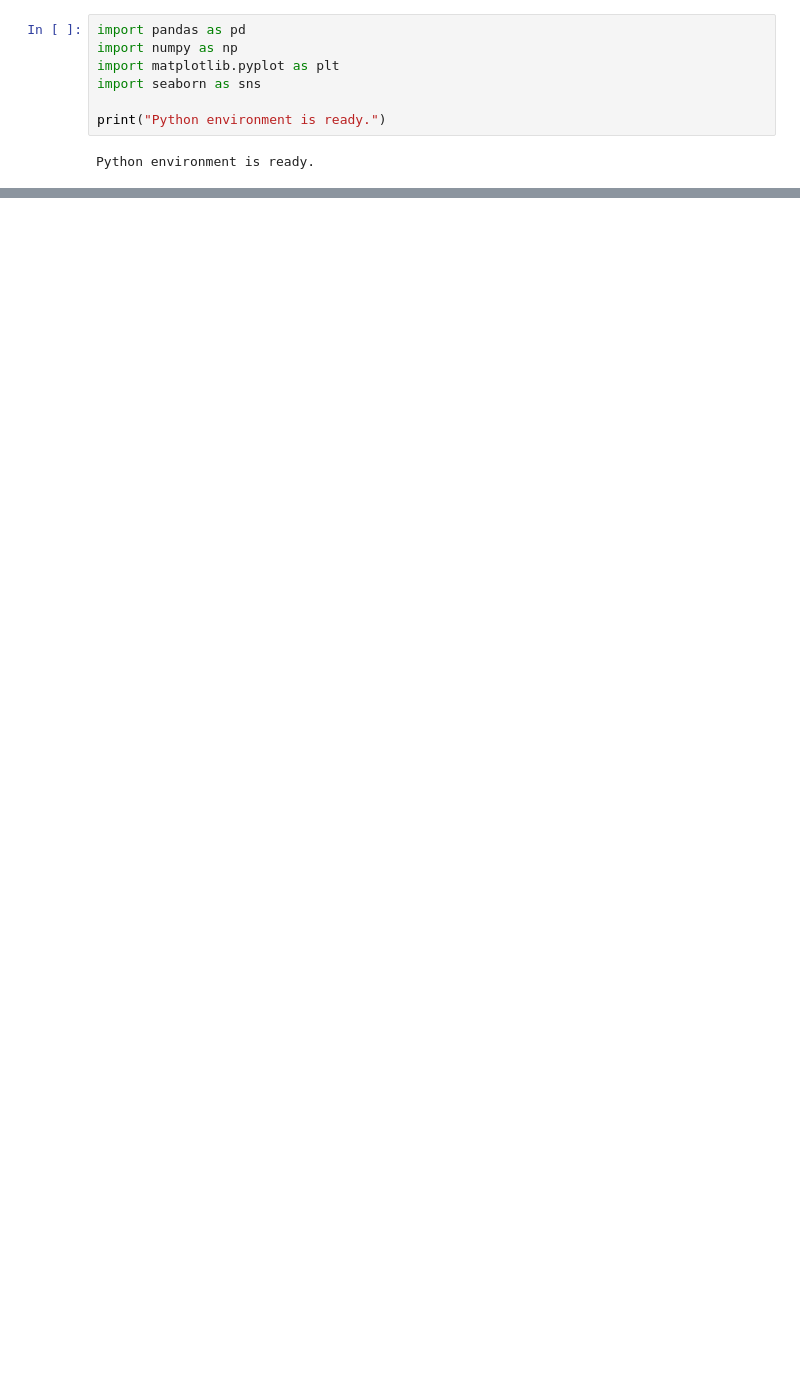
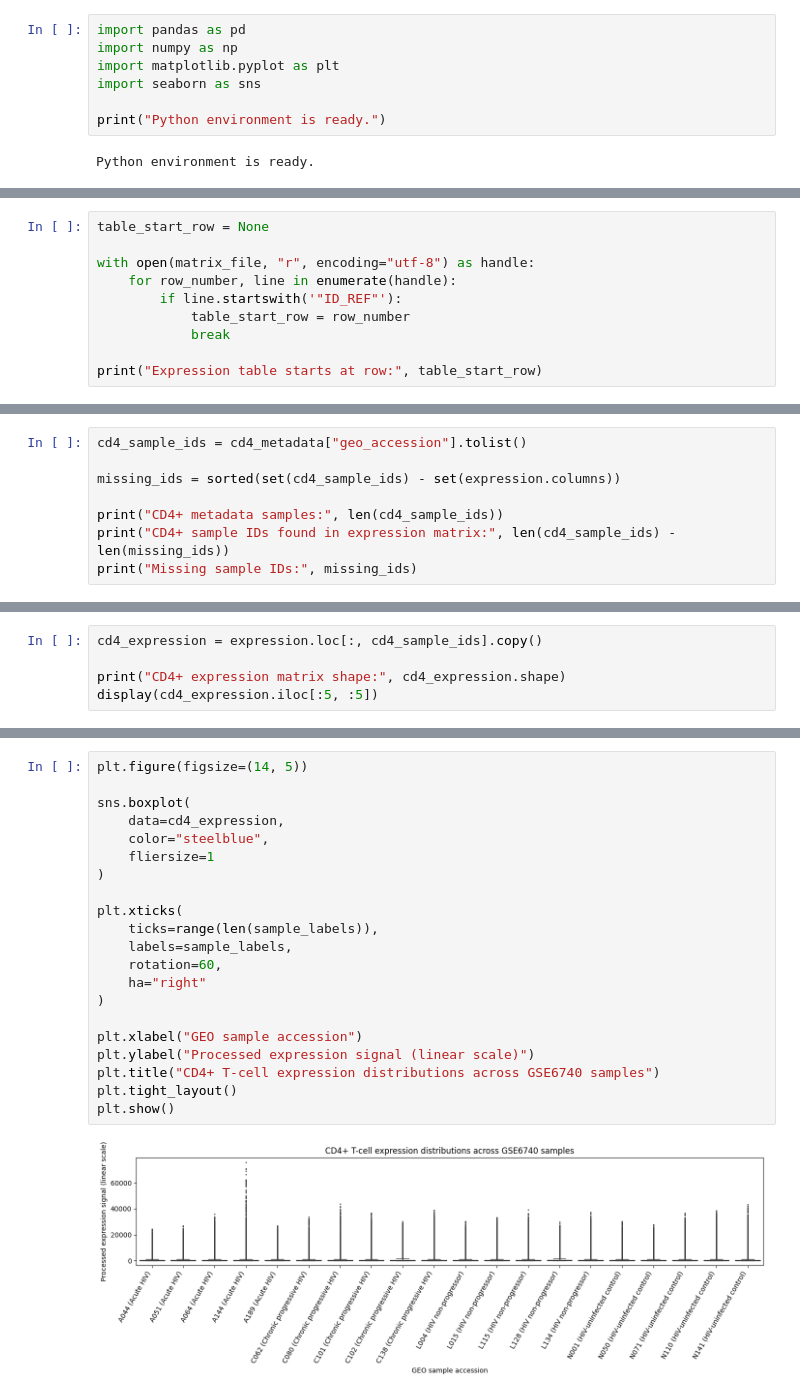
Before and after one commit to alilabwork-coder/hiv-cd4-tcell-transcriptomics, a Jupyter notebook: notebooks/01_metadata_and_qc.ipynb, the cells around one changed output, grey strips where cells are left out. Saved outputs shown, nothing was run; the diff lists cells and outputs as text; blank space fills up the shorter version.

```diff
--- a/notebooks/01_metadata_and_qc.ipynb
+++ b/notebooks/01_metadata_and_qc.ipynb
@@ -18,0 +254,10 @@ Saving GSE6740_series_matrix.txt to GSE6740_series_matrix (1).txt
+# %%
+table_start_row = None
+
+with open(matrix_file, "r", encoding="utf-8") as handle:
+    for row_number, line in enumerate(handle):
+        if line.startswith('"ID_REF"'):
+            table_start_row = row_number
+            break
+
+print("Expression table starts at row:", table_start_row)
@@ -18,0 +292,8 @@ Saving GSE6740_series_matrix.txt to GSE6740_series_matrix (1).txt
+# %%
+cd4_sample_ids = cd4_metadata["geo_accession"].tolist()
+
+missing_ids = sorted(set(cd4_sample_ids) - set(expression.columns))
+
+print("CD4+ metadata samples:", len(cd4_sample_ids))
+print("CD4+ sample IDs found in expression matrix:", len(cd4_sample_ids) - len(missing_ids))
+print("Missing sample IDs:", missing_ids)
@@ -18,0 +304,5 @@ Saving GSE6740_series_matrix.txt to GSE6740_series_matrix (1).txt
+# %%
+cd4_expression = expression.loc[:, cd4_sample_ids].copy()
+
+print("CD4+ expression matrix shape:", cd4_expression.shape)
+display(cd4_expression.iloc[:5, :5])
@@ -18,0 +318,23 @@ Saving GSE6740_series_matrix.txt to GSE6740_series_matrix (1).txt
+# %%
+plt.figure(figsize=(14, 5))
+
+sns.boxplot(
+    data=cd4_expression,
+    color="steelblue",
+    fliersize=1
+)
+
+plt.xticks(
+    ticks=range(len(sample_labels)),
+    labels=sample_labels,
+    rotation=60,
+    ha="right"
+)
+
+plt.xlabel("GEO sample accession")
+plt.ylabel("Processed expression signal (linear scale)")
+plt.title("CD4+ T-cell expression distributions across GSE6740 samples")
+plt.tight_layout()
+plt.show()
+# %% [output]
+[figure, added]
```
Also changed, not shown: parts of 26 cells of this notebook.
